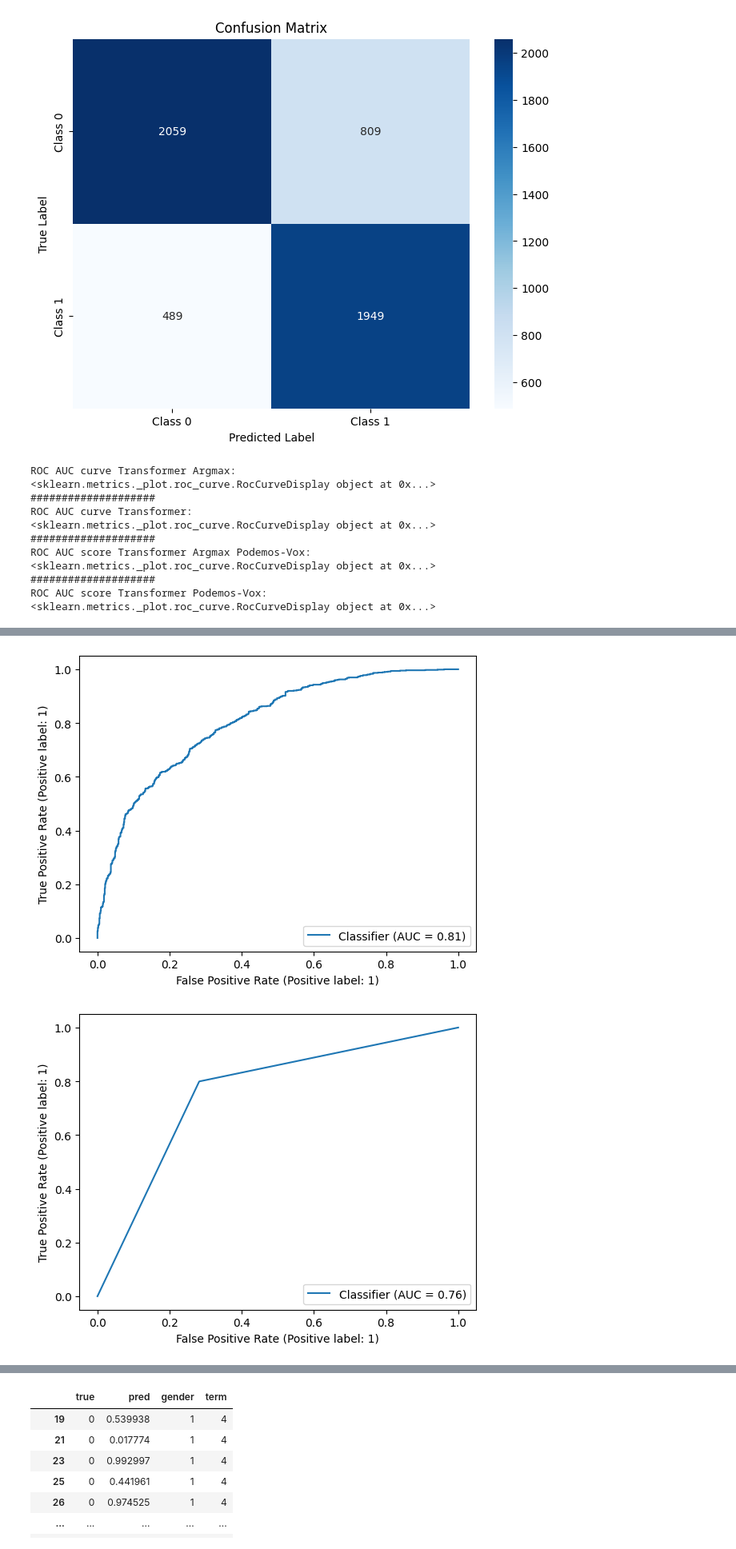
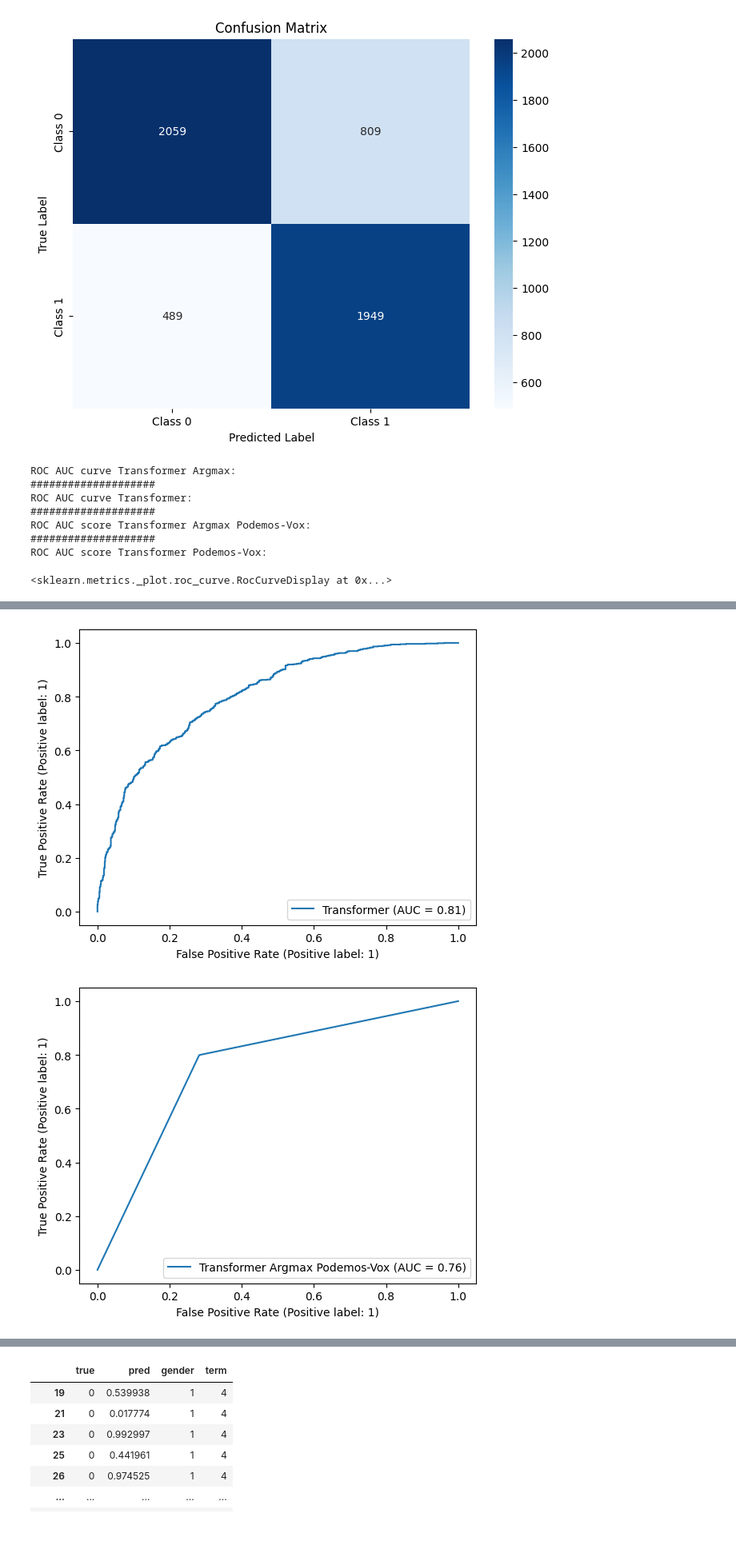
Before and after one commit to guill-mr/Speech_Classification_in_Spanish_Parliament_with_Transformers, a Jupyter notebook: Transformer_model.ipynb, the cells around one changed output, grey strips where cells are left out. Shown at 80% size. Cells and saved outputs as stored; diff of their text form; code cells hidden in the pictures.

```diff
--- a/Transformer_model.ipynb
+++ b/Transformer_model.ipynb
@@ -600,25 +600,22 @@ Confusion Matrix Transformer Podemos-Vox:
 [figure]
 # %%
 print('ROC AUC curve Transformer Argmax:')
-print(RocCurveDisplay.from_predictions(y_test, pred_test_binary))
+RocCurveDisplay.from_predictions(y_test, pred_test_binary, name='Transformer Argmax')
 print('#'*20)
 print('ROC AUC curve Transformer:')
-print(RocCurveDisplay.from_predictions(y_test, pred_test))
+RocCurveDisplay.from_predictions(y_test, pred_test, name='Transformer')
 print('#'*20)
 print('ROC AUC score Transformer Argmax Podemos-Vox:')
-print(RocCurveDisplay.from_predictions(y_test_pv, pred_pv_binary))
+RocCurveDisplay.from_predictions(y_test_pv, pred_pv_binary, name='Transformer Argmax Podemos-Vox')
 print('#'*20)
 print('ROC AUC score Transformer Podemos-Vox:')
-print(RocCurveDisplay.from_predictions(y_test_pv, pred_pv))
+RocCurveDisplay.from_predictions(y_test_pv, pred_pv, name='Transformer Podemos-Vox')
 # %% [output]
 ROC AUC curve Transformer Argmax:
-<sklearn.metrics._plot.roc_curve.RocCurveDisplay object at 0x...>
 ####################
 ROC AUC curve Transformer:
-<sklearn.metrics._plot.roc_curve.RocCurveDisplay object at 0x...>
 ####################
 ROC AUC score Transformer Argmax Podemos-Vox:
-<sklearn.metrics._plot.roc_curve.RocCurveDisplay object at 0x...>
 ####################
 ROC AUC score Transformer Podemos-Vox:
-<sklearn.metrics._plot.roc_curve.RocCurveDisplay object at 0x...>
+<sklearn.metrics._plot.roc_curve.RocCurveDisplay at 0x...>
@@ -626,2 +623,2 @@ ROC AUC score Transformer Podemos-Vox:
-[figure, old version]
+[figure, new version]
-[figure, old version]
+[figure, new version]
```
Also changed, not shown: parts of 2 cells of this notebook.
